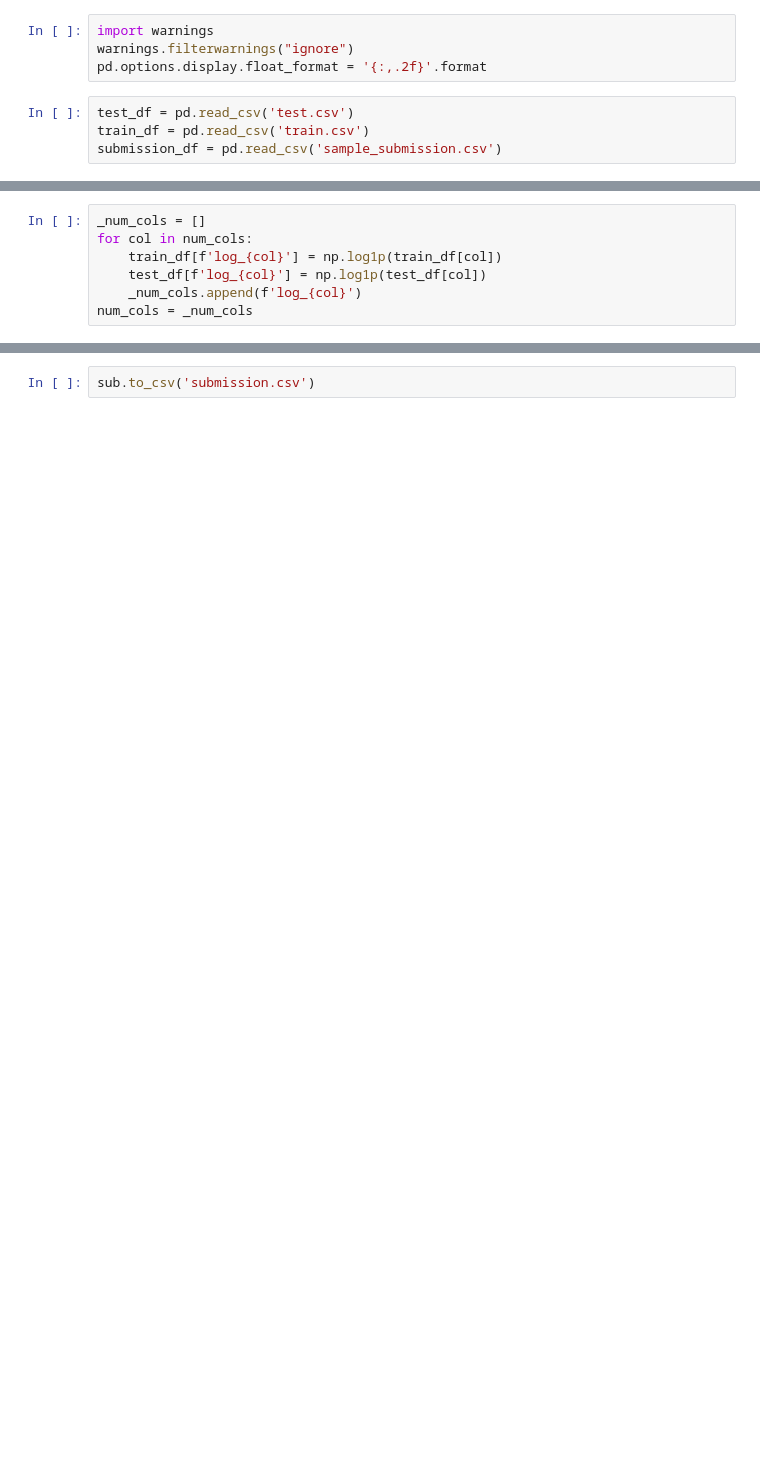
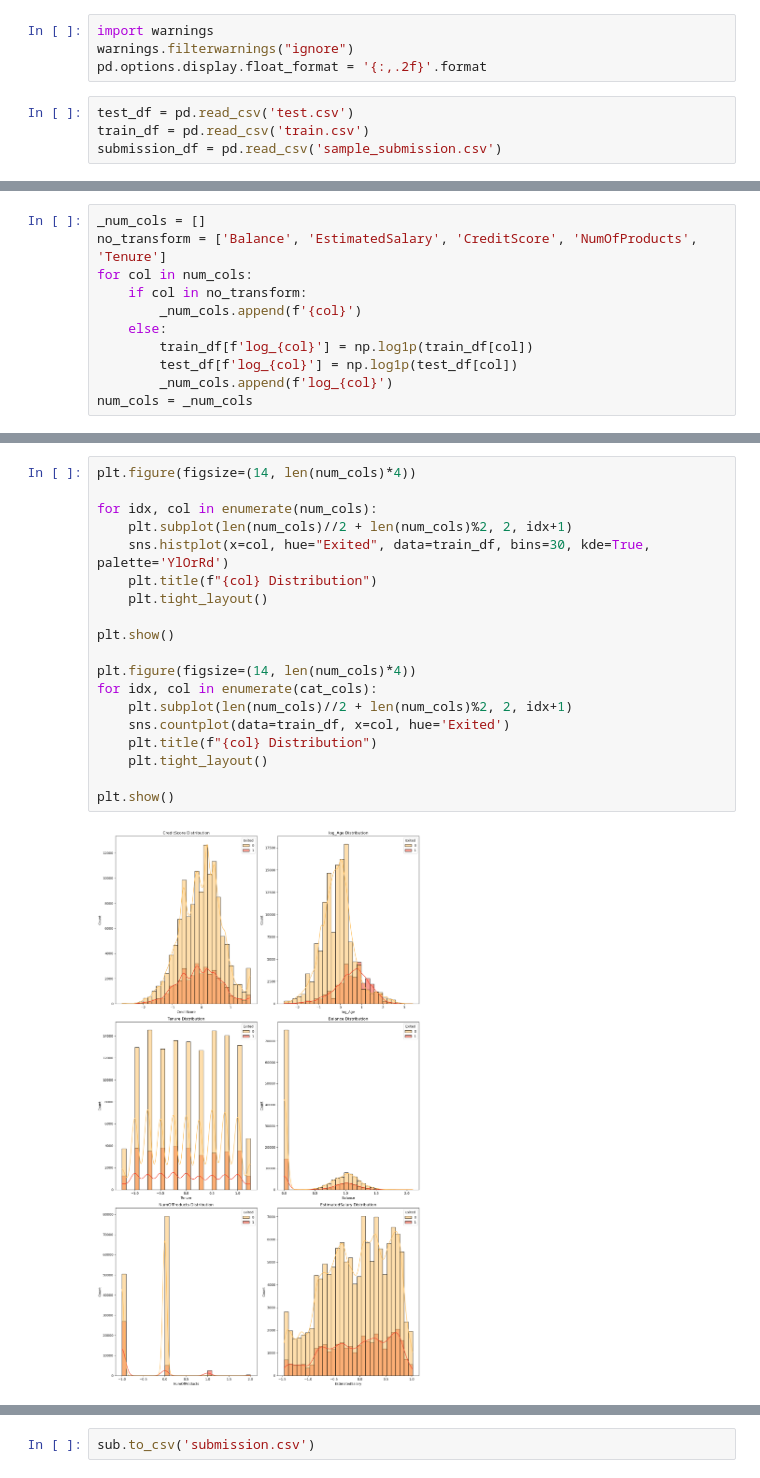
Before and after one commit to KrystianPi/Kaggle-S4E1, a Jupyter notebook: fe_train.ipynb, the cells around one changed output, grey strips where cells are left out. Saved outputs shown, nothing was run; the diff lists cells and outputs as text; blank space fills up the shorter version.

```diff
--- a/fe_train.ipynb
+++ b/fe_train.ipynb
@@ -39,8 +42,12 @@ train_df.head()
 | 4 | 4 | 15766172 | Chiemenam | 716 | Spain | Male | 33.00 | 5 | 0.00 | ... |
 # %%
 _num_cols = []
+no_transform = ['Balance', 'EstimatedSalary', 'CreditScore', 'NumOfProducts', 'Tenure']
 for col in num_cols:
-    train_df[f'log_{col}'] = np.log1p(train_df[col])
-    test_df[f'log_{col}'] = np.log1p(test_df[col])
-    _num_cols.append(f'log_{col}')
+    if col in no_transform:
+        _num_cols.append(f'{col}')
+    else:
+        train_df[f'log_{col}'] = np.log1p(train_df[col])
+        test_df[f'log_{col}'] = np.log1p(test_df[col])
+        _num_cols.append(f'log_{col}')
 num_cols = _num_cols
@@ -46,0 +82,21 @@ num_cols = _num_cols
+# %%
+plt.figure(figsize=(14, len(num_cols)*4))
+
+for idx, col in enumerate(num_cols):
+    plt.subplot(len(num_cols)//2 + len(num_cols)%2, 2, idx+1)
+    sns.histplot(x=col, hue="Exited", data=train_df, bins=30, kde=True, palette='YlOrRd')
+    plt.title(f"{col} Distribution")
+    plt.tight_layout()
+
+plt.show()
+
+plt.figure(figsize=(14, len(num_cols)*4))
+for idx, col in enumerate(cat_cols):
+    plt.subplot(len(num_cols)//2 + len(num_cols)%2, 2, idx+1)
+    sns.countplot(data=train_df, x=col, hue='Exited')
+    plt.title(f"{col} Distribution")
+    plt.tight_layout()
+
+plt.show()
+# %% [output]
+[figure, added]
```
Also changed, not shown: parts of 7 cells of this notebook, 2 other files.
